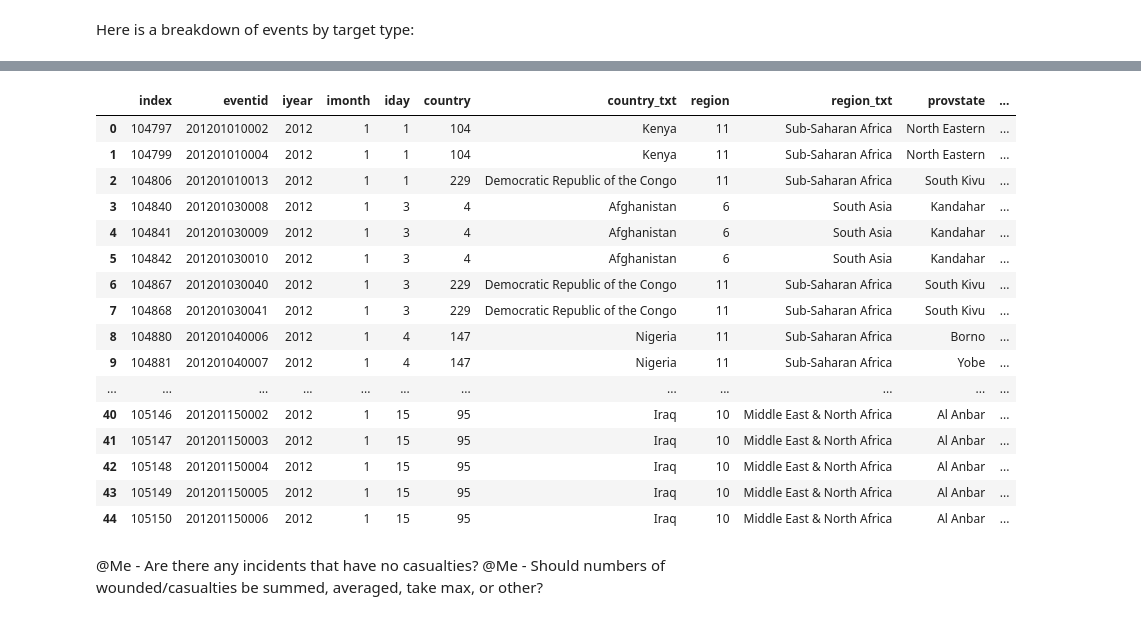
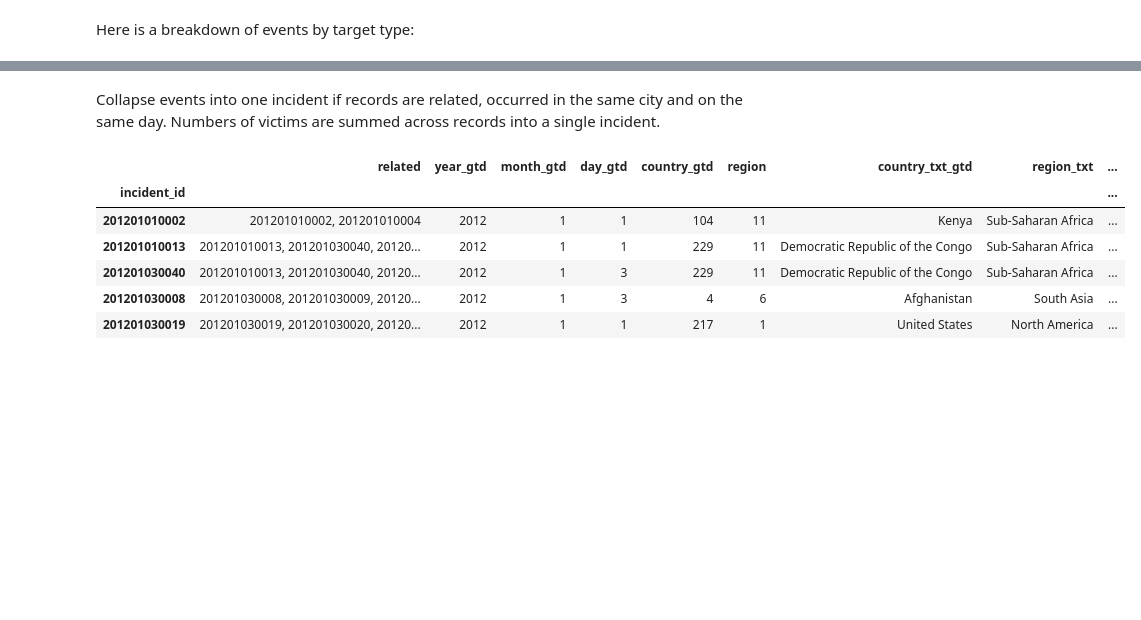
Before and after one commit to brooke-l-hawkins/milestone-i-project, a Jupyter notebook: code/clean_terrorism.ipynb, the cells around one changed output, grey strips where cells are left out. Cells and saved outputs as stored; diff of their text form; code cells hidden in the pictures; blank space fills up the shorter version.

Commit message:
create derived terrorism datasets

```diff
--- a/code/clean_terrorism.ipynb
+++ b/code/clean_terrorism.ipynb
@@ -184,7 +186,7 @@ df.success.value_counts()
 Name: success, dtype: int64
 # %%
 # choose whether to include only "successful" incidents
-remove_unsuccessful = True
+remove_unsuccessful = False
 
 if remove_unsuccessful:
     # filter for incidents that are "successful"
@@ -276,4 +274,4 @@ Name: targtype3, dtype: int64
 # %%
 # create flag for any tourist targets
-df['target_tourist'] = (df.targtype1 == 8) | (df.targtype2 == 8) | (df.targtype3 == 8)
+df['targtour'] = (df.targtype1 == 8) | (df.targtype2 == 8) | (df.targtype3 == 8)
 # %% [markdown]
@@ -297,21 +298,4 @@ df.shape
 # %%
-# sample related incidents
-df[['eventid','iyear','imonth','iday','country','country_txt','region','region_txt','provstate','city','summary','multiple','related']][df.multiple==True].reset_index()[0:45]
+#df.groupby(['related','iyear','imonth','iday',
+#            'country','country_txt','region',
+#            'region_txt','provstate','city'])['summary'].apply(','.join)
-# %% [output]
-|  | index | eventid | iyear | imonth | iday | country | country_txt | region | region_txt | provstate | ... |
-| 0 | 104797 | 201201010002 | 2012 | 1 | 1 | 104 | Kenya | 11 | Sub-Saharan Africa | North Eastern | ... |
-| 1 | 104799 | 201201010004 | 2012 | 1 | 1 | 104 | Kenya | 11 | Sub-Saharan Africa | North Eastern | ... |
-| 2 | 104806 | 201201010013 | 2012 | 1 | 1 | 229 | Democratic Republic of the Congo | 11 | Sub-Saharan Africa | South Kivu | ... |
-| 3 | 104840 | 201201030008 | 2012 | 1 | 3 | 4 | Afghanistan | 6 | South Asia | Kandahar | ... |
-| 4 | 104841 | 201201030009 | 2012 | 1 | 3 | 4 | Afghanistan | 6 | South Asia | Kandahar | ... |
-| 5 | 104842 | 201201030010 | 2012 | 1 | 3 | 4 | Afghanistan | 6 | South Asia | Kandahar | ... |
-| 6 | 104867 | 201201030040 | 2012 | 1 | 3 | 229 | Democratic Republic of the Congo | 11 | Sub-Saharan Africa | South Kivu | ... |
-| 7 | 104868 | 201201030041 | 2012 | 1 | 3 | 229 | Democratic Republic of the Congo | 11 | Sub-Saharan Africa | South Kivu | ... |
-| 8 | 104880 | 201201040006 | 2012 | 1 | 4 | 147 | Nigeria | 11 | Sub-Saharan Africa | Borno | ... |
-| 9 | 104881 | 201201040007 | 2012 | 1 | 4 | 147 | Nigeria | 11 | Sub-Saharan Africa | Yobe | ... |
-| ... | ... | ... | ... | ... | ... | ... | ... | ... | ... | ... | ... |
-| 40 | 105146 | 201201150002 | 2012 | 1 | 15 | 95 | Iraq | 10 | Middle East & North Africa | Al Anbar | ... |
-| 41 | 105147 | 201201150003 | 2012 | 1 | 15 | 95 | Iraq | 10 | Middle East & North Africa | Al Anbar | ... |
-| 42 | 105148 | 201201150004 | 2012 | 1 | 15 | 95 | Iraq | 10 | Middle East & North Africa | Al Anbar | ... |
-| 43 | 105149 | 201201150005 | 2012 | 1 | 15 | 95 | Iraq | 10 | Middle East & North Africa | Al Anbar | ... |
-| 44 | 105150 | 201201150006 | 2012 | 1 | 15 | 95 | Iraq | 10 | Middle East & North Africa | Al Anbar | ... |
@@ -320,3 +301,0 @@ df[['eventid','iyear','imonth','iday','country','country_txt','region','region_t
-# %% [markdown]
-@Me - Are there any incidents that have no casualties?
-@Me - Should numbers of wounded/casualties be summed, averaged, take max, or other?
@@ -324,0 +302,43 @@ df[['eventid','iyear','imonth','iday','country','country_txt','region','region_t
+# %% [markdown]
+Collapse events into one incident if records are related, occurred in the same city and on the same day. Numbers of victims are summed across records into a single incident.
+# %%
+# group related incidents that occur on same city and day
+terrorism_by_incident = df.groupby(['related',
+                                    'iyear','imonth','iday',
+                                    'country','region',
+                                    'country_txt','region_txt',
+                                    'provstate','city']).agg(
+    incident_id  = ('eventid', 'first'),
+    nevents   = ('eventid', 'size'),
+    doubtterr = ('doubtterr', 'sum'),
+    success   = ('success', 'sum'),
+    targtour  = ('targtour', 'sum'),
+    nkill     = ('nkill', 'sum'),
+    nkillus   = ('nkillus', 'sum'),
+    nkillter  = ('nkillter', 'sum'),
+    nwound    = ('nwound', 'sum'),
+    nwoundus  = ('nwoundus', 'sum'),
+    nwoundte  = ('nwoundte', 'sum')
+)
+
+# reset index
+terrorism_by_incident.reset_index(inplace=True)
+terrorism_by_incident.set_index('incident_id', inplace=True)
+
+# rename columns
+terrorism_by_incident = terrorism_by_incident.rename(columns={'iyear':'year_gtd',
+                                                              'imonth':'month_gtd',
+                                                              'iday':'day_gtd',
+                                                              'country':'country_gtd',
+                                                              'country_txt':'country_txt_gtd'})
+
+# inspect dataframe
+terrorism_by_incident.head()
+# %% [output]
+|  | related | year_gtd | month_gtd | day_gtd | country_gtd | region | country_txt_gtd | region_txt | ... |
+| incident_id |  |  |  |  |  |  |  |  | ... |
+| 201201010002 | 201201010002, 201201010004 | 2012 | 1 | 1 | 104 | 11 | Kenya | Sub-Saharan Africa | ... |
+| 201201010013 | 201201010013, 201201030040, 20120... | 2012 | 1 | 1 | 229 | 11 | Democratic Republic of the Congo | Sub-Saharan Africa | ... |
+| 201201030040 | 201201010013, 201201030040, 20120... | 2012 | 1 | 3 | 229 | 11 | Democratic Republic of the Congo | Sub-Saharan Africa | ... |
+| 201201030008 | 201201030008, 201201030009, 20120... | 2012 | 1 | 3 | 4 | 6 | Afghanistan | South Asia | ... |
+| 201201030019 | 201201030019, 201201030020, 20120... | 2012 | 1 | 1 | 217 | 1 | United States | North America | ... |
```
Also changed, not shown: parts of 22 cells of this notebook, 2 other files.
